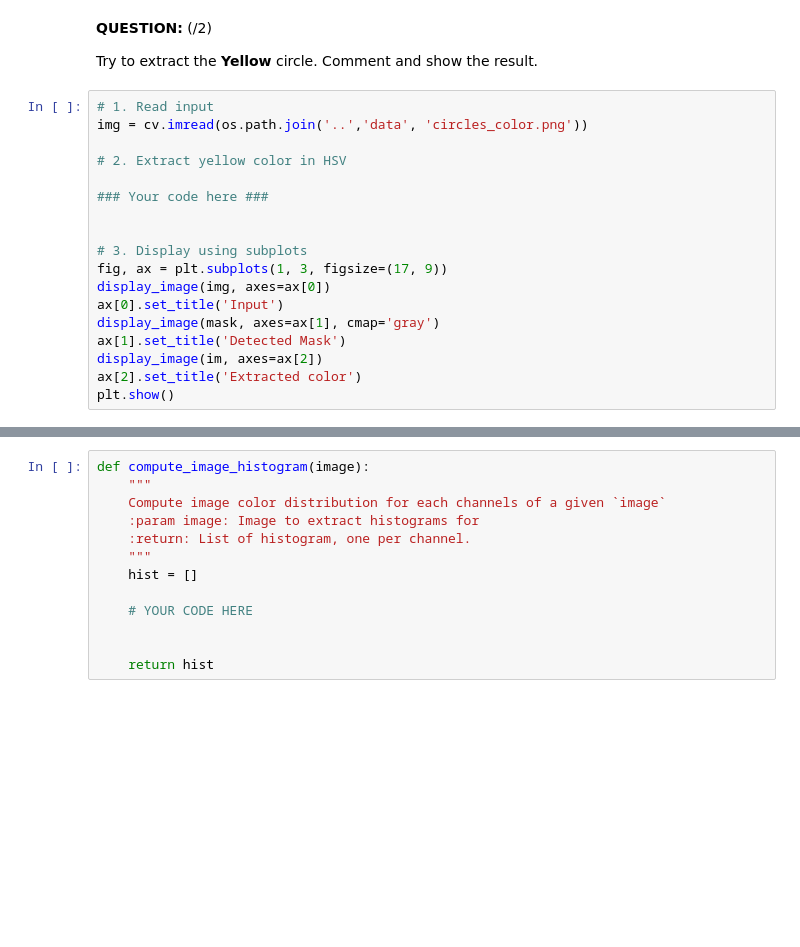
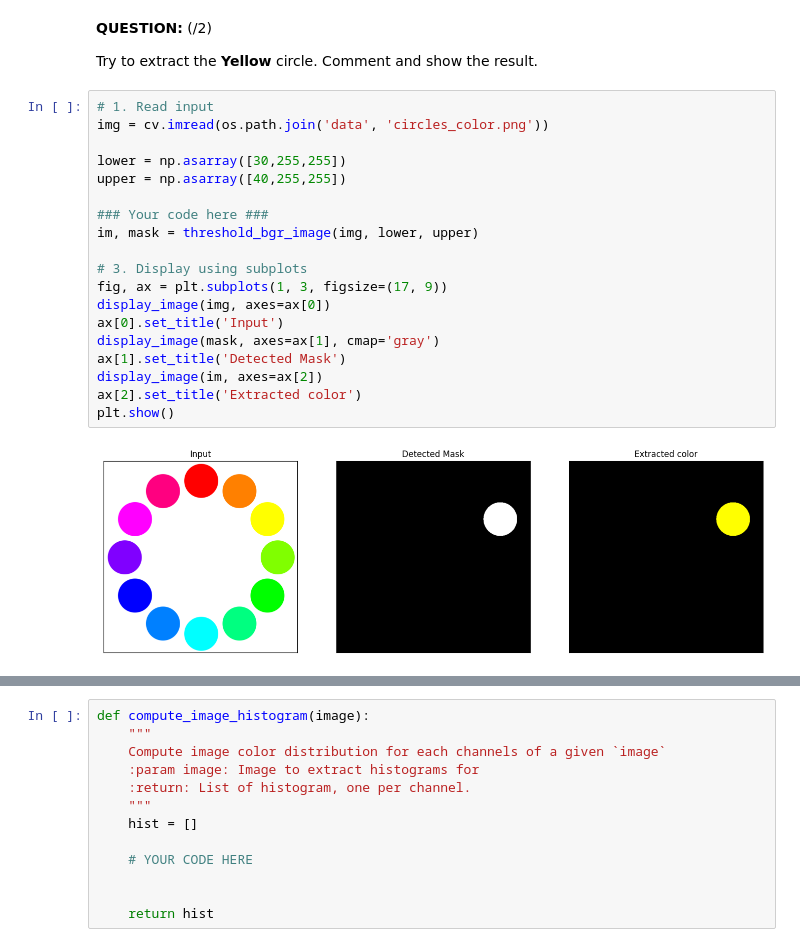
Before and after one commit to renukasinghvirk/lab_signal_processing, a Jupyter notebook: Lab1/01_introduction_image_processing_2024.ipynb, the cells around one changed output, grey strips where cells are left out. Cells and saved outputs as stored; diff of their text form; blank space fills up the shorter version.

```diff
--- a/Lab1/01_introduction_image_processing_2024.ipynb
+++ b/Lab1/01_introduction_image_processing_2024.ipynb
@@ -206,20 +290,23 @@ print( 'HSV component {}'.format(hsv_red))
 Try to extract the **Yellow** circle. Comment and show the result.
 # %%
 # 1. Read input
-img = cv.imread(os.path.join('..','data', 'circles_color.png'))
+img = cv.imread(os.path.join('data', 'circles_color.png'))
 
-# 2. Extract yellow color in HSV
+lower = np.asarray([30,255,255])
+upper = np.asarray([40,255,255])
 
 ### Your code here ###
-
+im, mask = threshold_bgr_image(img, lower, upper)
 
 # 3. Display using subplots
 fig, ax = plt.subplots(1, 3, figsize=(17, 9))
 display_image(img, axes=ax[0])
 ax[0].set_title('Input')
 display_image(mask, axes=ax[1], cmap='gray')
 ax[1].set_title('Detected Mask')
 display_image(im, axes=ax[2])
 ax[2].set_title('Extracted color')
 plt.show()
+# %% [output]
+[figure, added]
 # %% [markdown]
```
Also changed, not shown: parts of 21 cells of this notebook, 1 other file.
